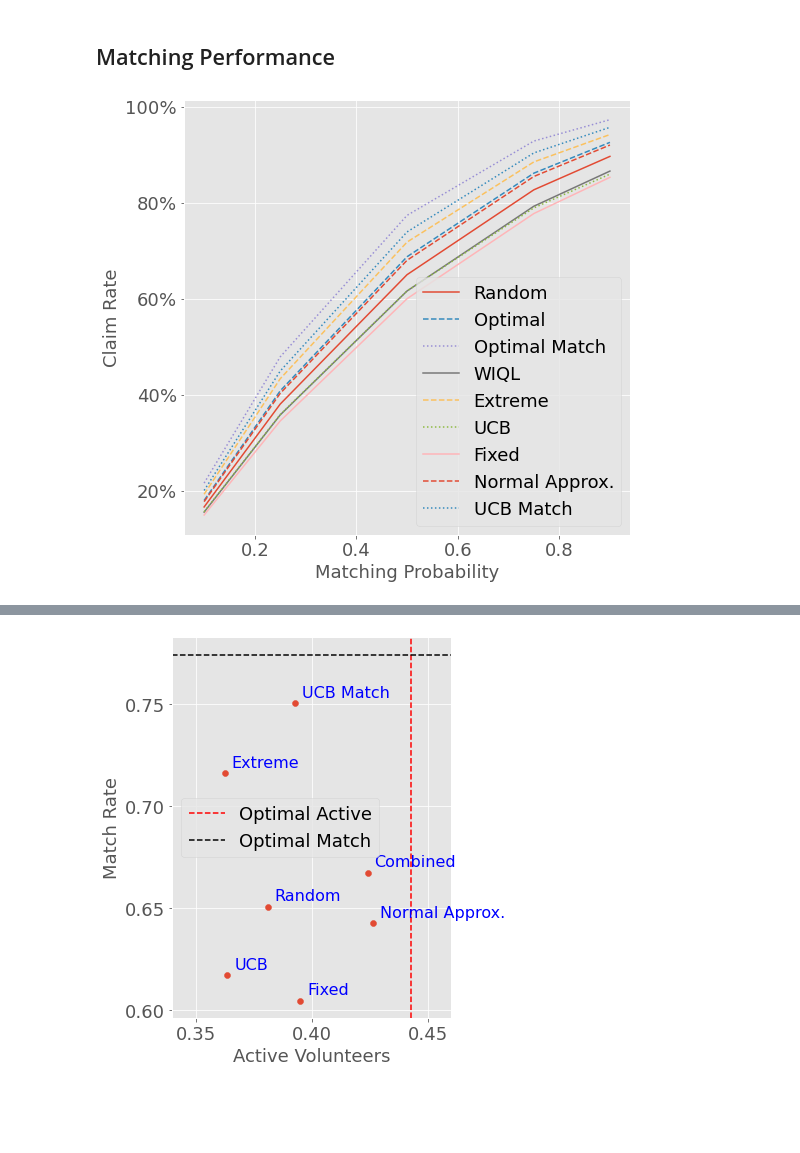
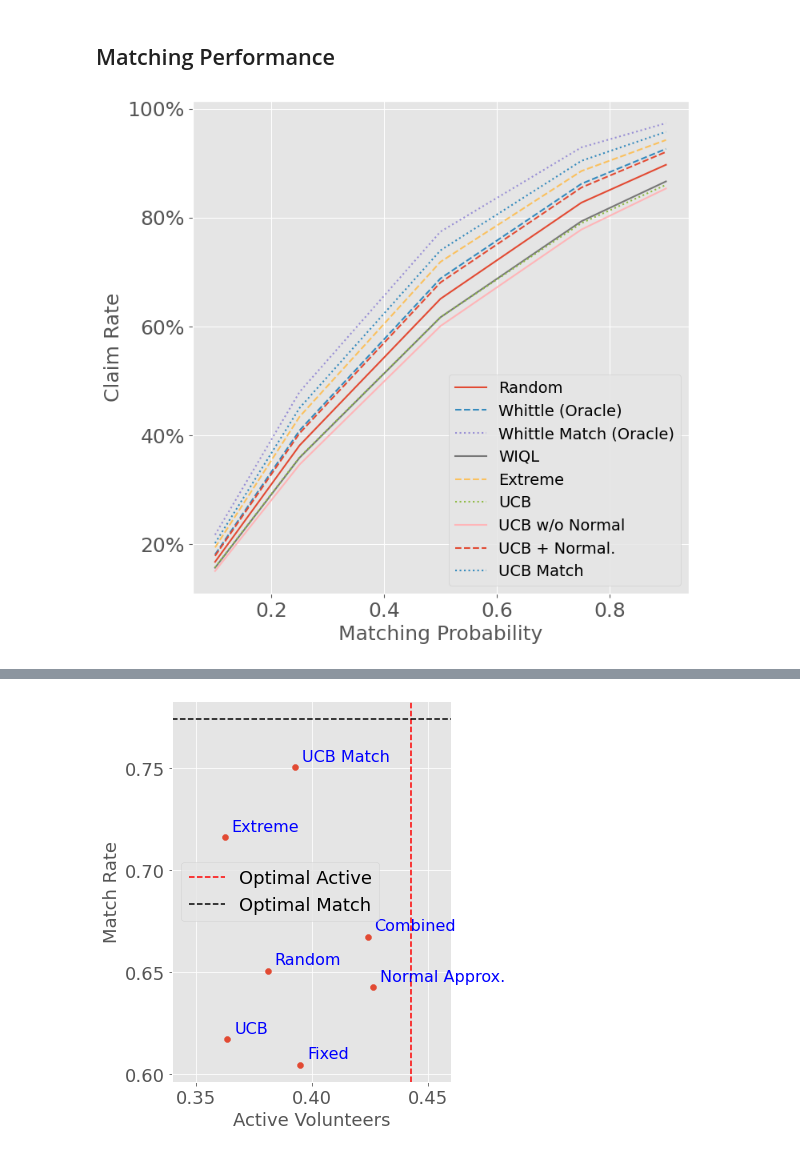
Before and after one commit to naveenr414/food-rescue-rmab, a Jupyter notebook: scripts/Plotting.ipynb, the cells around one changed output, grey strips where cells are left out. Drawn from its saved outputs; the diff is of its cells as text; code cells hidden in the pictures; blank space fills up the shorter version.

Commit message:
Updated a lot of scripts + RMAB things to deal with good matching

```diff
--- a/scripts/Plotting.ipynb
+++ b/scripts/Plotting.ipynb
@@ -21,18 +21,24 @@ plt.rcParams['savefig.bbox'] = 'tight'
 # %%
 method_to_nice = {
     'random_rewards': 'Random',
-    'optimal_rewards': 'Optimal',
+    'optimal_rewards': 'Whittle (Oracle)',
     'wiql_rewards': 'WIQL',
+    'ucw_perfect_rewards': 'Approx. Whittle + Known Distance (Oracle)',
     'extreme_rewards': 'Extreme',
     'ucb_rewards': 'UCB',
-    'ucb_fixed_rewards': 'Fixed',
-    'fixed_rewards': 'Fixed',
-    'norm_rewards': 'Normal Approx.',
+    'ucb_fixed_rewards': 'UCB w/o Normal',
+    'fixed_rewards': 'UCB w/o Normal',
+    'norm_rewards': 'UCB + Normal.',
     'predicted_optimal_match_rewards': 'UCB Match',
     'qp_fixed_rewards': 'QP',
     'value_fixed_rewards': 'Value',
-    'optimal_match_rewards': 'Optimal Match',
-    'combined_rewards': 'Combined'
+    'optimal_match_rewards': 'Whittle Match (Oracle)',
+    'whittle_approximate_rewards': 'Whittle Approx. Match (Oracle)',
+    'zero_step_rewards': 'Myopic Zero-Step',
+    'one_step_rewards': 'Myopic One-Step',
+    'infinite_step_rewards': 'Myopic Infinite-Step',
+    'combined_rewards': 'Combined',
+    'ucw_match_rewards': 'UCW + Whittle Match'
 }
 
 match_to_nice = {
@@ -223,29 +230,29 @@ plt.savefig("../figures/better_bandit/normal_improvement.pdf")
 # %%
 data_matching = get_results_matching_parameters("matching","p_val",{})
 avg_reward_by_method = {}
 all_p_vals = sorted(list(set([i['parameters']['match_prob'] for i in data_matching])))
 
 for i in data_matching[0]['mean_reward'].keys():
     avg_reward_by_method[i] = []
 
     for p in all_p_vals:
         results_p = [data['mean_reward'][i] for data in data_matching if data['parameters']['match_prob'] == p]
         avg_reward_by_method[i].append(np.mean(results_p))
 
 line_styles = ['-', '--', ':']
 line_style_cycle = itertools.cycle(line_styles)
 
 plt.figure(figsize=(8, 8))
 
 for method in avg_reward_by_method:
     style = next(line_style_cycle)
     plt.plot(all_p_vals, avg_reward_by_method[method], label=method_to_nice[method], linestyle=style)
 
 plt.xlabel("Matching Probability")
 plt.ylabel("Claim Rate")
 plt.yticks([0.2, 0.4, 0.6, 0.8, 1.0], ["20%", "40%", "60%", "80%", "100%"])
-plt.legend()
+plt.legend(fontsize=14)
 
 plt.savefig("../figures/matching/matching_p.pdf")
 # %% [output]
-[figure, old version]
+[figure, new version]
```
Also changed, not shown: parts of 12 cells of this notebook, 16 other files.
